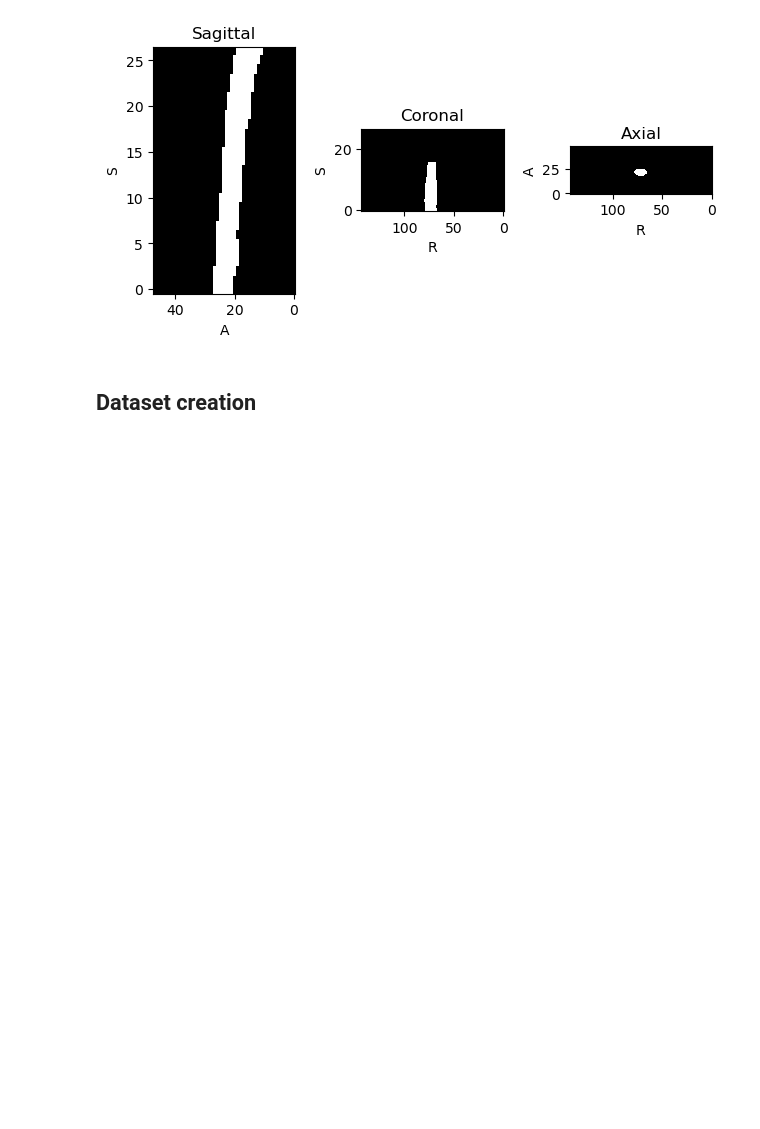
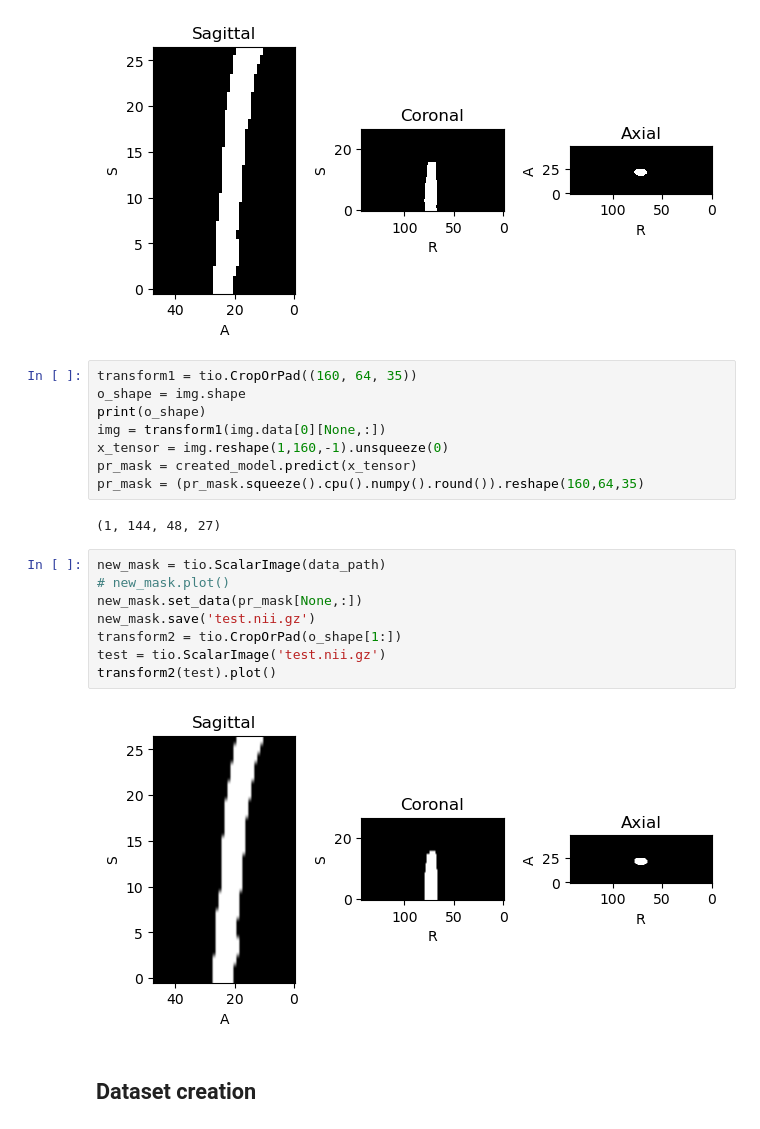
Before and after one commit to TimXdang/SpinalcordSeg, a Jupyter notebook: Playground.ipynb, the cells around one changed output. Saved outputs shown, nothing was run; the diff lists cells and outputs as text; blank space fills up the shorter version.

```diff
--- a/Playground.ipynb
+++ b/Playground.ipynb
@@ -40,6 +40,26 @@ LabelMap(shape: (1, 144, 48, 27); spacing: (0.97, 0.97, 3.00); orientation: LAS+
 label.plot()
 # %% [output]
 [figure]
+# %%
+transform1 = tio.CropOrPad((160, 64, 35))
+o_shape = img.shape
+print(o_shape)
+img = transform1(img.data[0][None,:])
+x_tensor = img.reshape(1,160,-1).unsqueeze(0)
+pr_mask = created_model.predict(x_tensor)
+pr_mask = (pr_mask.squeeze().cpu().numpy().round()).reshape(160,64,35)
+# %% [output]
+(1, 144, 48, 27)
+# %%
+new_mask = tio.ScalarImage(data_path)
+# new_mask.plot()
+new_mask.set_data(pr_mask[None,:])
+new_mask.save('test.nii.gz')
+transform2 = tio.CropOrPad(o_shape[1:])
+test = tio.ScalarImage('test.nii.gz')
+transform2(test).plot()
+# %% [output]
+[figure, added]
 # %% [markdown]
 ## Dataset creation
 # %%
```
